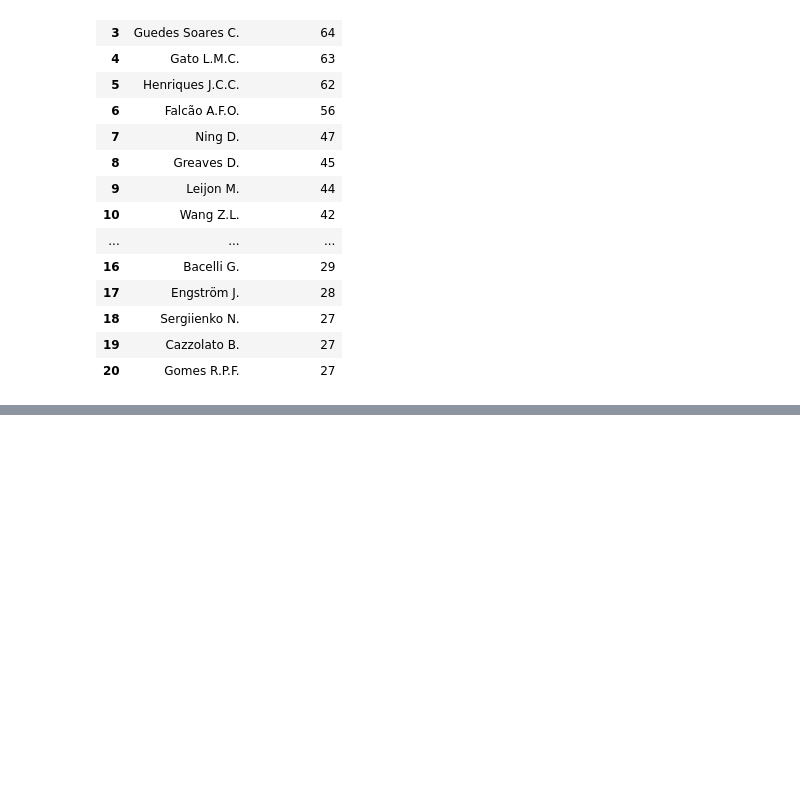
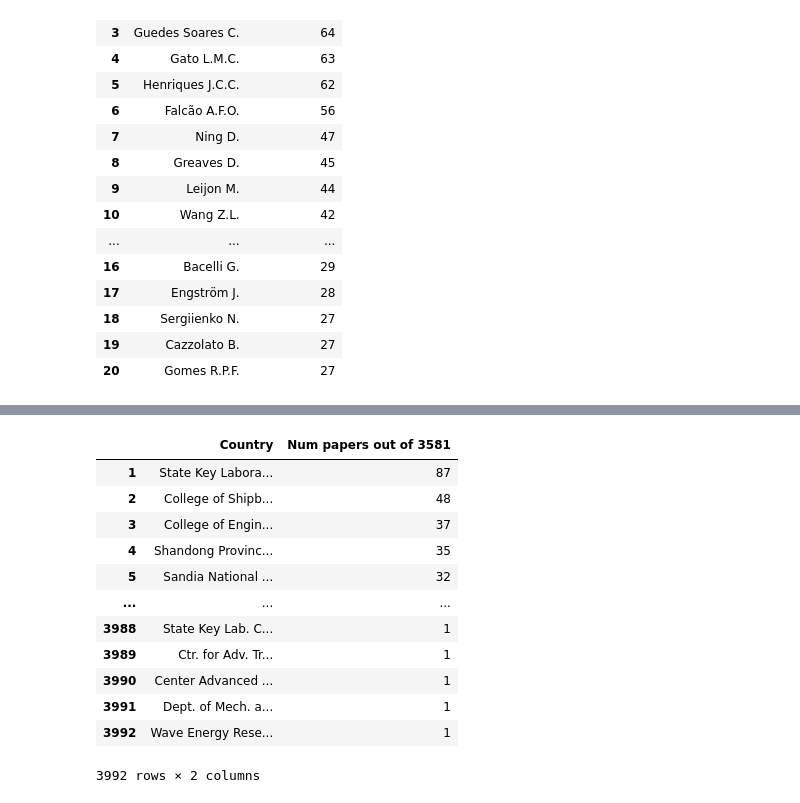
Before and after one commit to joaochenriques/PAS_STATS, a Jupyter notebook: WaveEnergyStatistics.ipynb, the cells around one changed output, grey strips where cells are left out. Saved outputs shown, nothing was run; the diff lists cells and outputs as text; code cells hidden in the pictures; blank space fills up the shorter version.

```diff
--- a/WaveEnergyStatistics.ipynb
+++ b/WaveEnergyStatistics.ipynb
@@ -325,0 +391,33 @@ left_align( df.head(10) )
+# %%
+sorted_country_frac_rank = { k: v for k, v in sorted( institutions_dic.items(), key=lambda item: item[1], reverse=True ) }
+
+df_country_name_lst = []
+df_country_num_lst = []
+
+col_name = f"Num papers out of {total_valid_papers}"
+df_country_dic = {
+        "Country": df_country_name_lst,
+        col_name: df_country_num_lst
+}
+
+for n, ( name, num ) in enumerate( sorted_country_frac_rank.items() ):
+    df_country_name_lst.append( name )
+    df_country_num_lst.append( int(num) )
+
+df = pd.DataFrame( df_country_dic )
+df.index = df.index + 1
+df
+# %% [output]
+|  | Country | Num papers out of 3581 |
+| 1 | State Key Labora... | 87 |
+| 2 | College of Shipb... | 48 |
+| 3 | College of Engin... | 37 |
+| 4 | Shandong Provinc... | 35 |
+| 5 | Sandia National ... | 32 |
+| ... | ... | ... |
+| 3988 | State Key Lab. C... | 1 |
+| 3989 | Ctr. for Adv. Tr... | 1 |
+| 3990 | Center Advanced ... | 1 |
+| 3991 | Dept. of Mech. a... | 1 |
+| 3992 | Wave Energy Rese... | 1 |
+3992 rows × 2 columns
```
Also changed, not shown: parts of 9 cells of this notebook.
